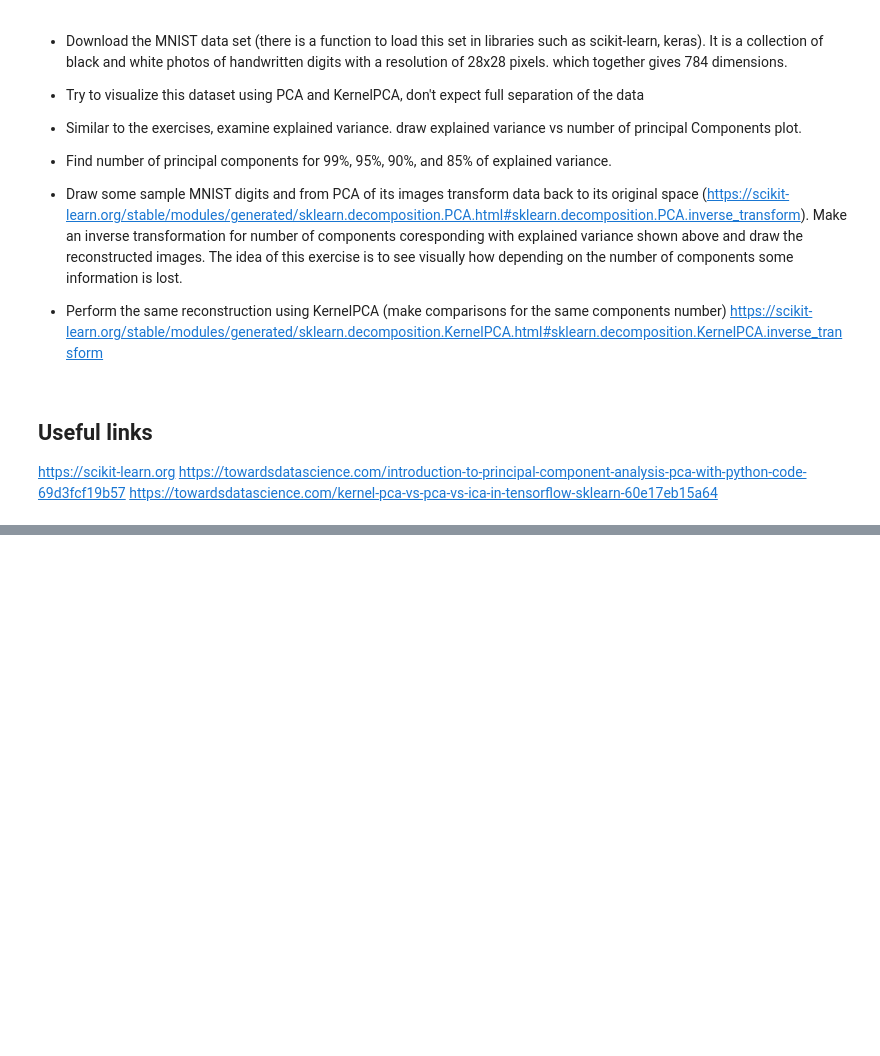
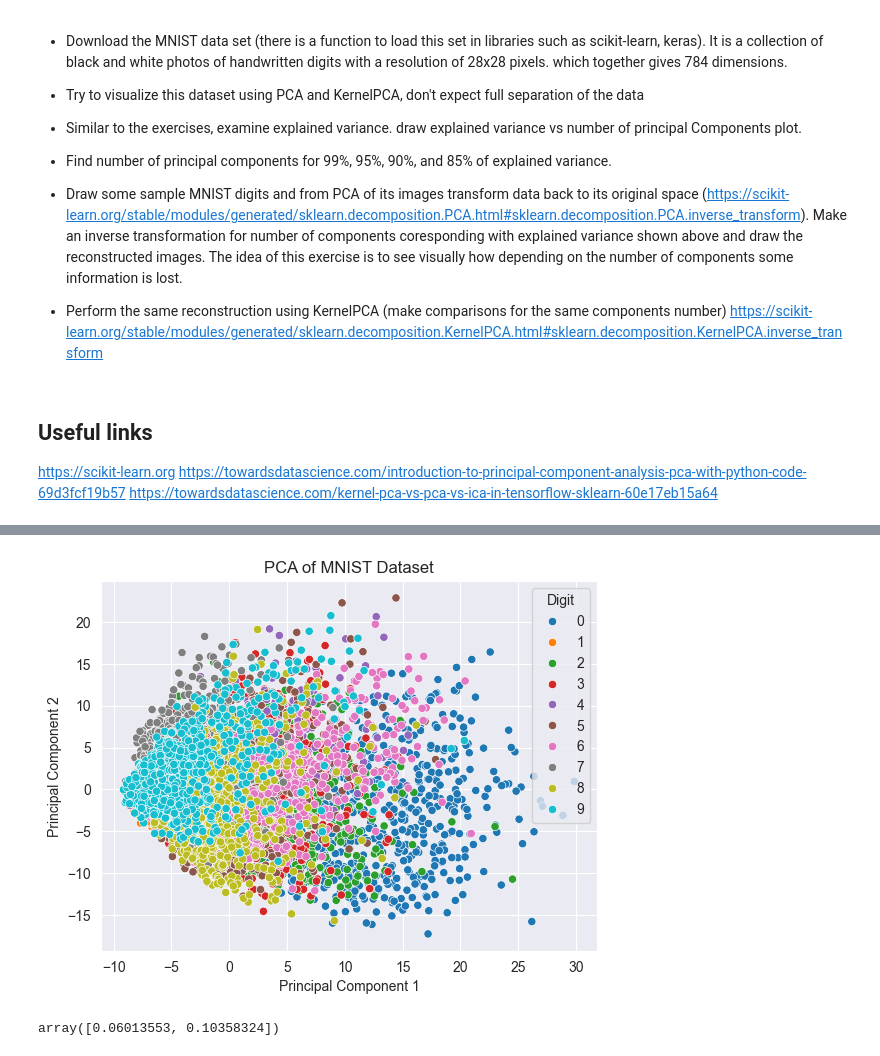
Before and after one commit to ksobczykR2DS/data-visualization-and-exploration, a Jupyter notebook: lab0_pca/pca_kernelpca_lab.ipynb, the cells around one changed output, grey strips where cells are left out. Cells and saved outputs as stored; diff of their text form; code cells hidden in the pictures; blank space fills up the shorter version.

Commit message:
work on mnist

```diff
--- a/lab0_pca/pca_kernelpca_lab.ipynb
+++ b/lab0_pca/pca_kernelpca_lab.ipynb
@@ -479,0 +480,3 @@ for digit in range(10):
+# %%
+#Data Scaling
+X_sample = StandardScaler().fit_transform(X_sample)
@@ -479,0 +498,18 @@ for digit in range(10):
+# %%
+# Performing PCA
+
+pca_mnist = PCA(n_components=2)
+principal_components_mnist = pca_mnist.fit_transform(X_sample)
+
+principal_of_mnist = pd.DataFrame(data=principal_components_mnist, columns=['Principal Component 1', 'Principal Component 2'])
+
+principal_of_mnist['label'] = y_sample
+# %%
+sns.scatterplot(data=principal_of_mnist, x='Principal Component 1', y='Principal Component 2', hue='label', palette='tab10', legend='full')
+plt.title('PCA of MNIST Dataset')
+plt.xlabel('Principal Component 1')
+plt.ylabel('Principal Component 2')
+plt.legend(title='Digit')
+plt.show()
+# %% [output]
+[figure, added]
@@ -479,0 +518,5 @@ for digit in range(10):
+# %%
+cumulative_explained_variance_mnist = np.cumsum(explained_variance_ratio_mnist)
+cumulative_explained_variance_mnist
+# %% [output]
+array([0.06013553, 0.10358324])
```
Also changed, not shown: parts of 10 cells of this notebook, 3 other files.
